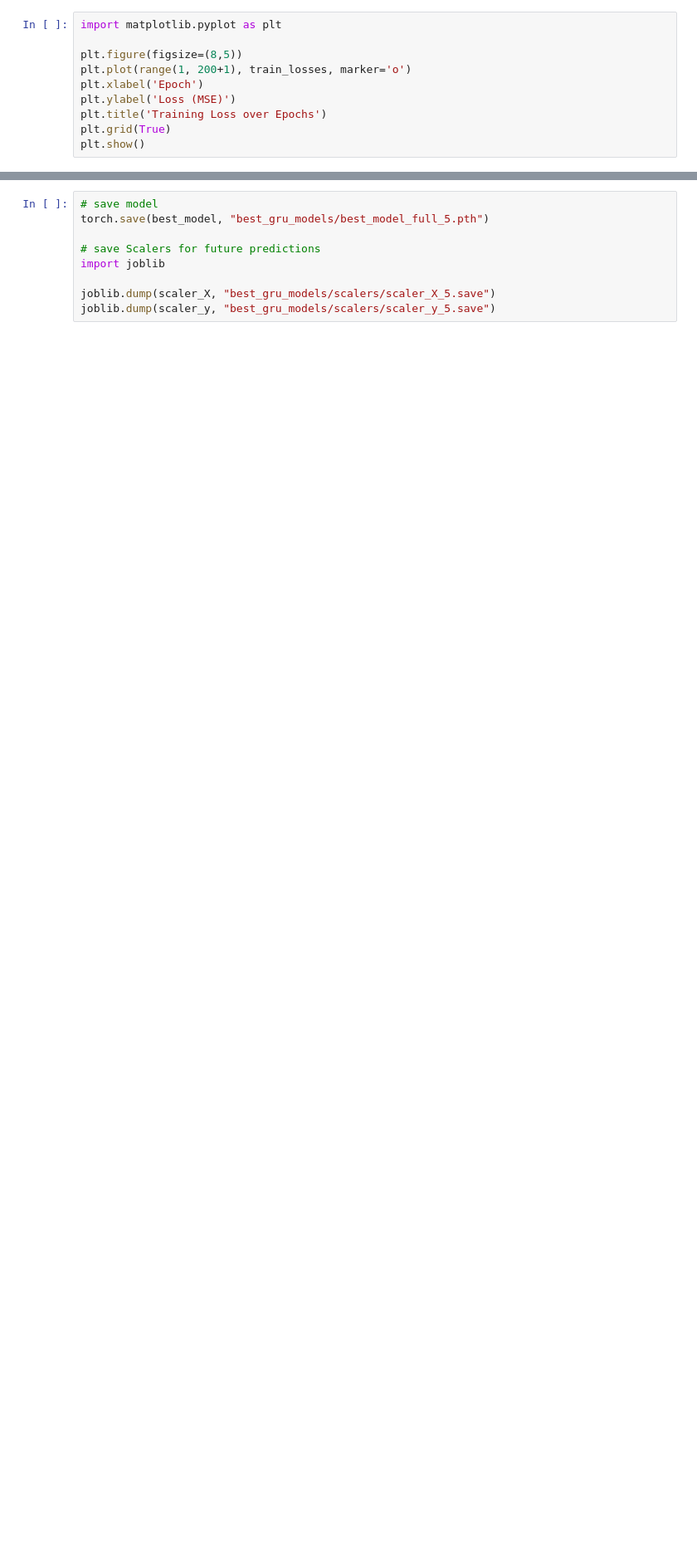
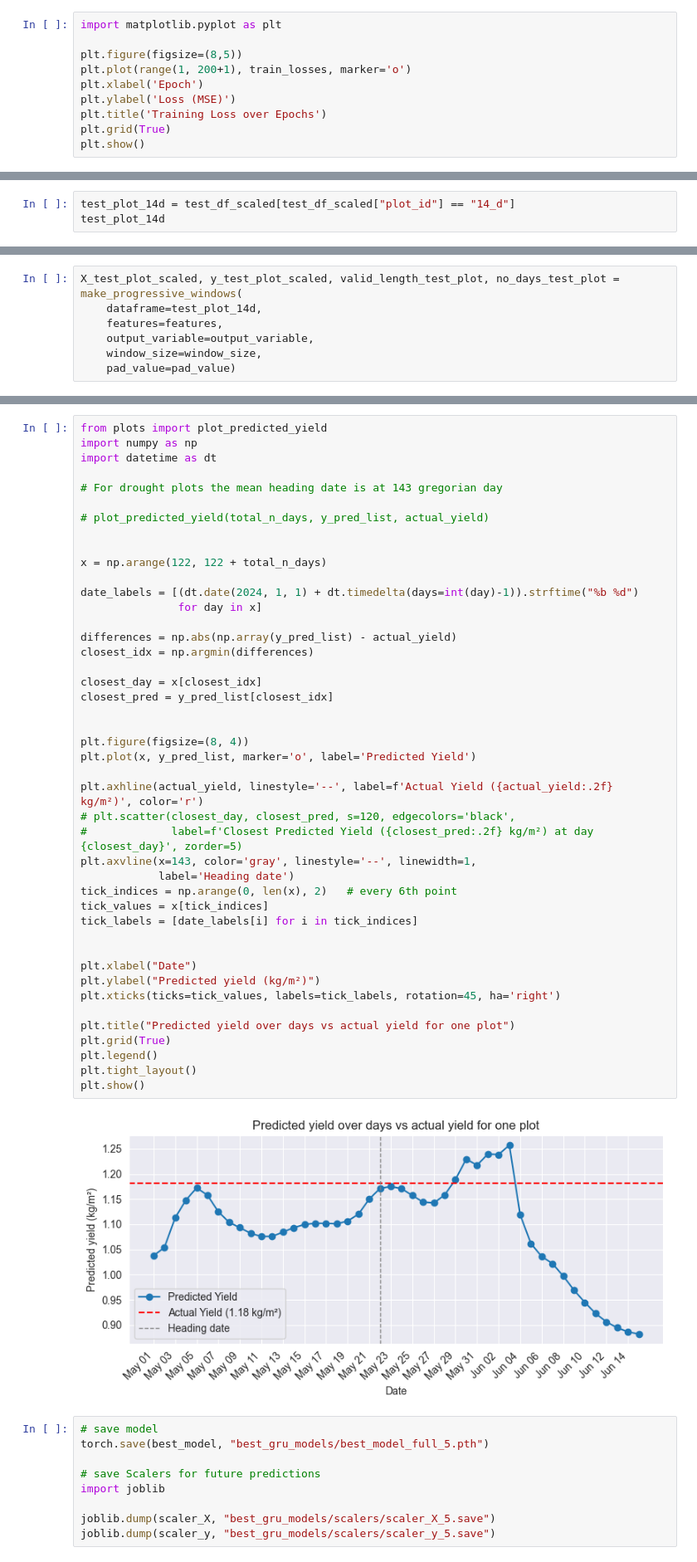
Before and after one commit to lochanamalt/IoT-data-yield-prediction, a Jupyter notebook: gru-pytorch-progressing_window_dataset_v3_only_vis.ipynb, the cells around one changed output, grey strips where cells are left out. Shown at 83% size. Drawn from its saved outputs; the diff is of its cells as text; blank space fills up the shorter version.

```diff
--- a/gru-pytorch-progressing_window_dataset_v3_only_vis.ipynb
+++ b/gru-pytorch-progressing_window_dataset_v3_only_vis.ipynb
@@ -417,0 +541,3 @@ plot_mse(test_mse, total_n_days)
+# %%
+test_plot_14d = test_df_scaled[test_df_scaled["plot_id"] == "14_d"]
+test_plot_14d
@@ -417,0 +563,7 @@ plot_mse(test_mse, total_n_days)
+# %%
+X_test_plot_scaled, y_test_plot_scaled, valid_length_test_plot, no_days_test_plot = make_progressive_windows(
+    dataframe=test_plot_14d,
+    features=features,
+    output_variable=output_variable,
+    window_size=window_size,
+    pad_value=pad_value)
@@ -418,3 +615,49 @@ plot_mse(test_mse, total_n_days)
+# %%
+from plots import plot_predicted_yield
+import numpy as np
+import datetime as dt
+
+# For drought plots the mean heading date is at 143 gregorian day
+
+# plot_predicted_yield(total_n_days, y_pred_list, actual_yield)
+
+
+x = np.arange(122, 122 + total_n_days)
+
+date_labels = [(dt.date(2024, 1, 1) + dt.timedelta(days=int(day)-1)).strftime("%b %d")
+               for day in x]
+
+differences = np.abs(np.array(y_pred_list) - actual_yield)
+closest_idx = np.argmin(differences)
+
+closest_day = x[closest_idx]
+closest_pred = y_pred_list[closest_idx]
+
+
+plt.figure(figsize=(8, 4))
+plt.plot(x, y_pred_list, marker='o', label='Predicted Yield')
+
+plt.axhline(actual_yield, linestyle='--', label=f'Actual Yield ({actual_yield:.2f} kg/m²)', color='r')
+# plt.scatter(closest_day, closest_pred, s=120, edgecolors='black',
+#             label=f'Closest Predicted Yield ({closest_pred:.2f} kg/m²) at day {closest_day}', zorder=5)
+plt.axvline(x=143, color='gray', linestyle='--', linewidth=1,
+            label='Heading date')
+tick_indices = np.arange(0, len(x), 2)   # every 6th point
+tick_values = x[tick_indices]
+tick_labels = [date_labels[i] for i in tick_indices]
+
+
+plt.xlabel("Date")
+plt.ylabel("Predicted yield (kg/m²)")
+plt.xticks(ticks=tick_values, labels=tick_labels, rotation=45, ha='right')
+
+plt.title("Predicted yield over days vs actual yield for one plot")
+plt.grid(True)
+plt.legend()
+plt.tight_layout()
+plt.show()
+# %% [output]
+[figure, added]
 # %%
 # save model
 torch.save(best_model, "best_gru_models/best_model_full_5.pth")
```
Also changed, not shown: parts of 17 cells of this notebook, 7 other files.
